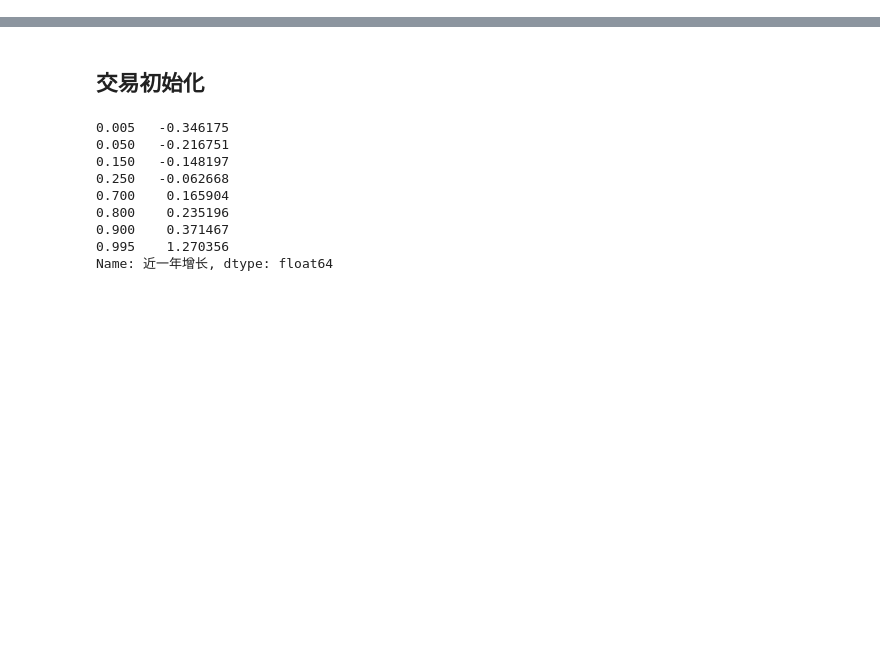
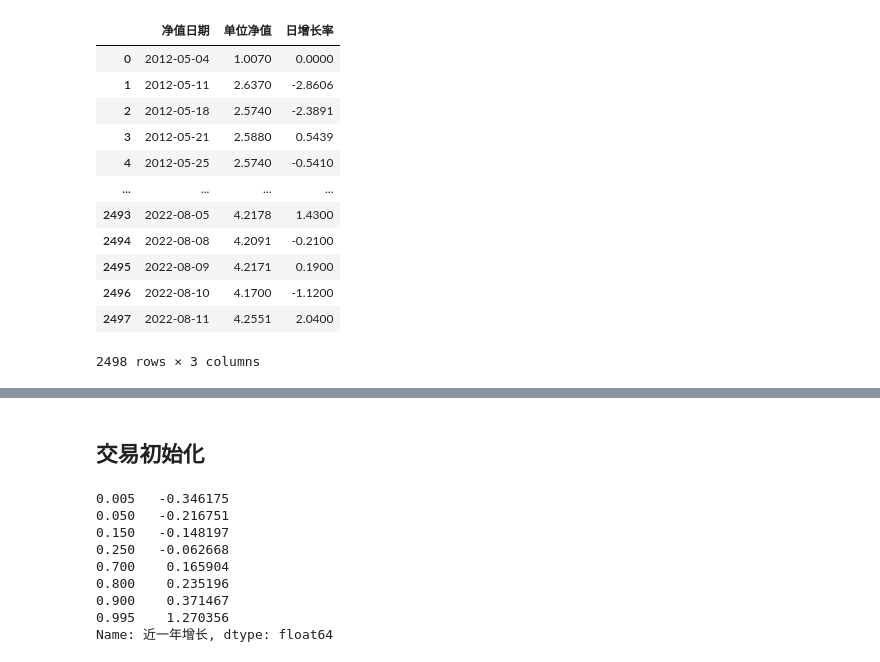
Before and after one commit to yapex/y_stocks, a Jupyter notebook: notebook/沪深300一年滚动收益分析.ipynb, the cells around one changed output, grey strips where cells are left out. Drawn from its saved outputs; the diff is of its cells as text; code cells hidden in the pictures; blank space fills up the shorter version.

```diff
--- a/notebook/沪深300一年滚动收益分析.ipynb
+++ b/notebook/沪深300一年滚动收益分析.ipynb
@@ -30,34 +32,19 @@ fund_cache_file = f'../test-cached/open_fund/{fund_code}.csv'
 # %%
-# @snoop
-def is_gt_24hours(early_dt, later_dt):
-    return (later_dt - early_dt).days >= 1
-
-
-def cache_fund_to_csv(fund_code, filename):
-    open_fund_df = ak.fund_open_fund_info_em(fund=fund_code, indicator="单位净值走势")
-    open_fund_df.to_csv(filename, index_label='index')
-
-
 def recent_10_years(df):
     r_10_df = df.tail(10 * 12)
     # result_df = r_11_df.iloc[1:] #去除第一行异常数据
     return r_10_df.reset_index()
 
-
-def get_cached_fund_df(fund_code, cached_file):
-    if not Path(cached_file).exists():
-        cache_fund_to_csv(fund_code, cached_file)
-
-    cached_file_dt = datetime.fromtimestamp(os.stat(cached_file).st_mtime)
-
-    if is_gt_24hours(cached_file_dt, datetime.now()):
-        cache_fund_to_csv(fund_code, cached_file)
-
-    return pd.read_csv(cached_file, parse_dates=['净值日期'], index_col=['净值日期'])
+@disk_cache(cache_dir='../test-cached/')
+def get_fund_as_df(fund_code) -> pd.DataFrame:
+    return ak.fund_open_fund_info_em(
+        fund=fund_code, indicator="单位净值走势")
 
 
 def pre_process(df):
-    df.drop(columns=['index', '日增长率'], inplace=True)
+    df.drop(columns=['日增长率'], inplace=True)
+    df['净值日期'] = pd.to_datetime(df['净值日期'], format='%Y-%m-%d')
+    df.set_index(['净值日期'], drop=True, inplace=True)
     return df.resample("MS").first()
 
 
@@ -70,7 +57,8 @@ def ten_years_pct_change(df):
     # 处理前12行没有数据的问题
     result_df.loc[0, '近一年增长'] = 0
     for i in range(12):
-        result_df.loc[i + 1, '近一年增长'] = (df.loc[i + 1, '单位净值'] / df.loc[0, '单位净值']) - 1
+        result_df.loc[i + 1,
+                      '近一年增长'] = (df.loc[i + 1, '单位净值'] / df.loc[0, '单位净值']) - 1
     return result_df
 
 
@@ -78,7 +66,6 @@ def recacl_account(df):
     total_value = df['份额变化'] * df['单位净值']
 
 
-# @snoop
 def op_to_position(row, total_value, exp_position=0.7):
     global cash
 
@@ -100,10 +87,6 @@ def op_to_position(row, total_value, exp_position=0.7):
     # )
     return op_row
 # %%
-fund_df = get_cached_fund_df(fund_code, fund_cache_file)
-
-by_month_df = pre_process(fund_df)
-
-recent_10_years_df = recent_10_years(by_month_df)
-recent_10_years_df = ten_years_pct_change(recent_10_years_df)
-# recent_10_years_df
+fund_df = get_fund_as_df(fund_code)
+fund_df
+# %% [output]
@@ -109,0 +94,13 @@ recent_10_years_df = ten_years_pct_change(recent_10_years_df)
+|  | 净值日期 | 单位净值 | 日增长率 |
+| 0 | 2012-05-04 | 1.0070 | 0.0000 |
+| 1 | 2012-05-11 | 2.6370 | -2.8606 |
+| 2 | 2012-05-18 | 2.5740 | -2.3891 |
+| 3 | 2012-05-21 | 2.5880 | 0.5439 |
+| 4 | 2012-05-25 | 2.5740 | -0.5410 |
+| ... | ... | ... | ... |
+| 2493 | 2022-08-05 | 4.2178 | 1.4300 |
+| 2494 | 2022-08-08 | 4.2091 | -0.2100 |
+| 2495 | 2022-08-09 | 4.2171 | 0.1900 |
+| 2496 | 2022-08-10 | 4.1700 | -1.1200 |
+| 2497 | 2022-08-11 | 4.2551 | 2.0400 |
+2498 rows × 3 columns
```
Also changed, not shown: parts of 7 cells of this notebook, 20 other files.
